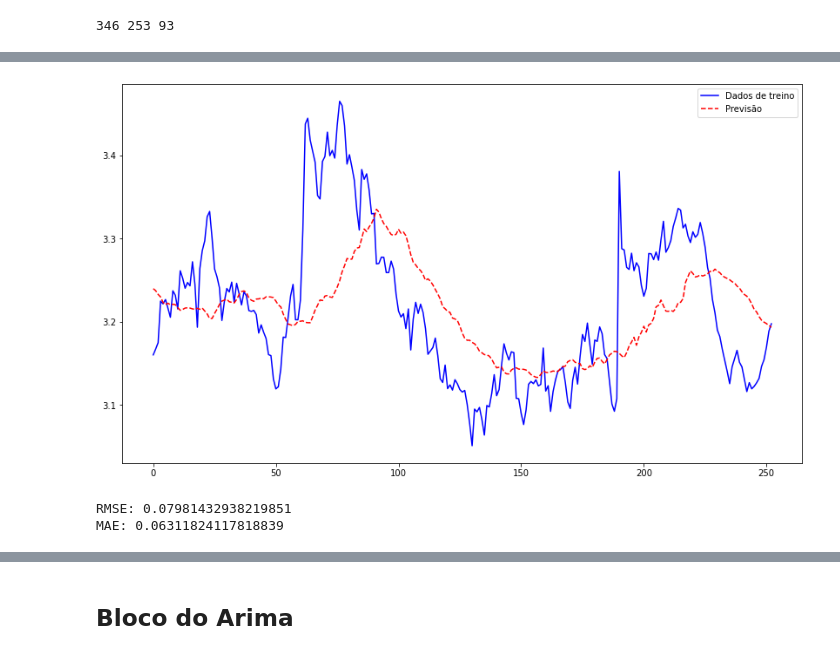
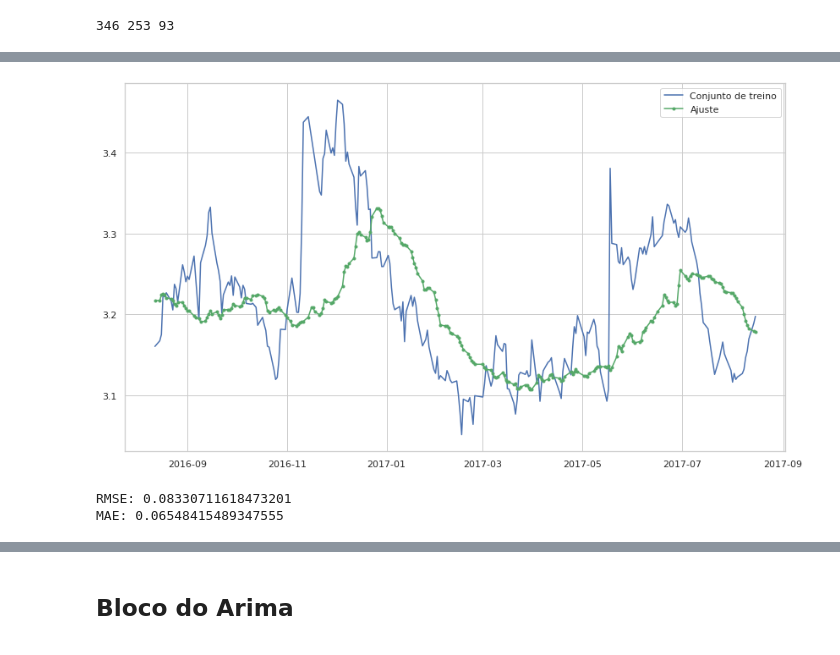
Before and after one commit to feanored/Perceptron, a Jupyter notebook: Keras_&_Séries_Temporais.ipynb, the cells around one changed output, grey strips where cells are left out. Saved outputs shown, nothing was run; the diff lists cells and outputs as text; code cells hidden in the pictures.

```diff
--- a/Keras_&_Séries_Temporais.ipynb
+++ b/Keras_&_Séries_Temporais.ipynb
@@ -21,6 +23,7 @@ from matplotlib.dates import DateFormatter
 import seaborn
 %matplotlib inline
 seaborn.set
+seaborn.set_style("whitegrid")
 pd.plotting.register_matplotlib_converters()
 plt.rcParams['figure.figsize']=(14,8)
 # %%
@@ -80,23 +81,17 @@ Treinar respeitando a ordenação temporal
 # %%
-#train = dados.reset_index().loc[:np.round(dados.shape[0]*train_size), :]
-#test = dados.reset_index().loc[train.index.max()+1:, :]
-#train = train.set_index("dia")
-#test = test.set_index("dia")
-
 # número de dias que serão usados para a comparação
 N = 7
 
 # tamanho das janelas de dados
 tam_janela = 30
 
+# D0 dos dos testes
+dia_corte = "2017-08-15"
+
 n_total = dados.shape[0]-tam_janela
-n_train = dados[:"2017-08-15"].shape[0]-tam_janela
+n_train = dados[:dia_corte].shape[0]-tam_janela
 
 # conferindo
 print(n_total, n_train, n_total-n_train)
-
-janelas_x, janelas_y = gerar_janelas(dados.cotacao, tam_janela)
-#for i in range(n_train, n_train+N):
-#    print(janelas_y[i])
 # %% [output]
 346 253 93
@@ -102,0 +106,4 @@ janelas_x, janelas_y = gerar_janelas(dados.cotacao, tam_janela)
+# %%
+# Dias usados no treino do Keras (para usar nos gráficos)
+dias_treino = dados[:dia_corte].index[tam_janela:]
+dias_treino
@@ -131,16 +187,16 @@ model.save("keras_dolar.h5")
 # %%
 # carregar modelo
-#model = keras.models.load_model("keras_dolar.h5")
+model = keras.models.load_model("keras_dolar.h5")
 
 # Plotando previsões versus real do conjunto de treino
 y_train_pred = model.predict(x_train).reshape(-1)
 
-plt.plot(y_train, "b-", label="Dados de treino")
-plt.plot(y_train_pred, "r--", label="Previsão")
+plt.plot(dias_treino, y_train, "b-", label="Conjunto de treino")
+plt.plot(dias_treino, y_train_pred, "g.-", label="Ajuste")
 plt.legend(loc=1)
 plt.show()
 # %% [output]
-[figure, old version]
+[figure, new version]
 # %%
 # erro RMSE = raiz do erro quadrático médio
 print("RMSE:", np.sqrt(np.mean((y_train_pred - y_train)**2)))
@@ -148,7 +204,7 @@ print("RMSE:", np.sqrt(np.mean((y_train_pred - y_train)**2)))
 # erro MAE = erro absoluto médio
 print("MAE:", np.mean(np.abs(y_train_pred - y_train)))
 # %% [output]
-RMSE: 0.07981432938219851
-MAE: 0.06311824117818839
+RMSE: 0.08330711618473201
+MAE: 0.06548415489347555
 # %%
 # Plotando previsões versus real do conjunto de teste
```
Also changed, not shown: parts of 31 cells of this notebook, 2 other files.
